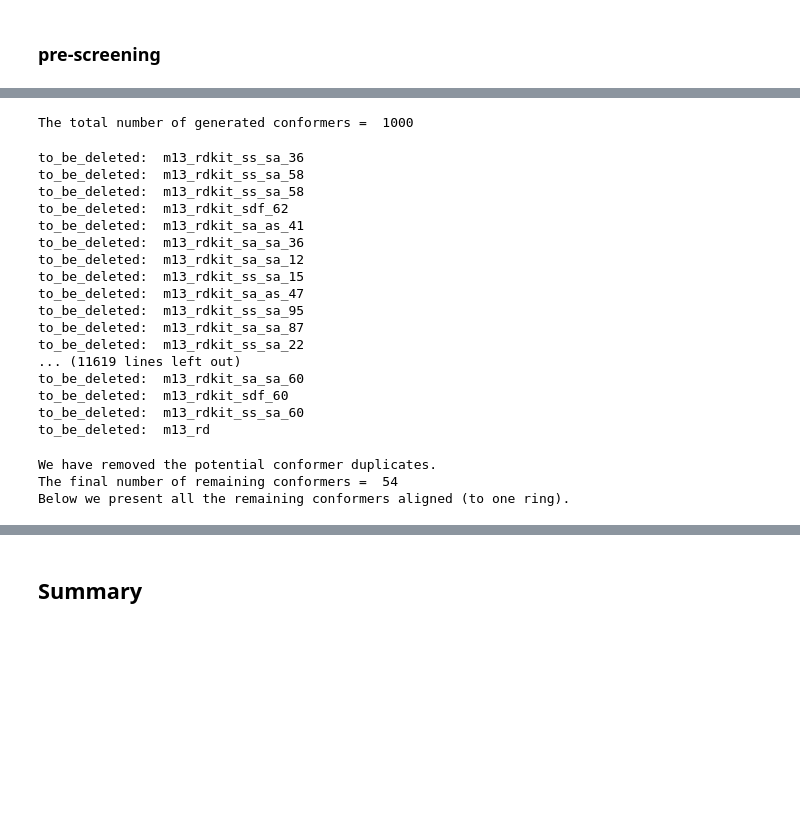
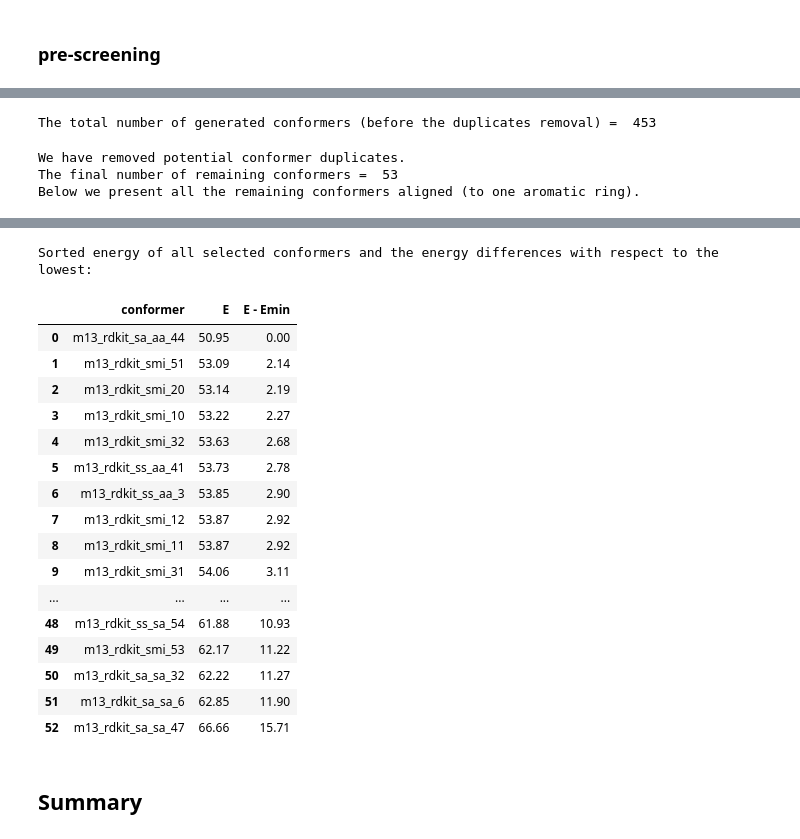
Before and after one commit to gosiao/icho-notebooks, a Jupyter notebook: conformers_m13.ipynb, the cells around one changed output, grey strips where cells are left out. Drawn from its saved outputs; the diff is of its cells as text; code cells hidden in the pictures; blank space fills up the shorter version.

```diff
--- a/conformers_m13.ipynb
+++ b/conformers_m13.ipynb
@@ -422,7 +416,7 @@ allmol_m13_rdkit.update(allmol_m13_rdkit_sa_as)
 allmol_m13_rdkit.update(allmol_m13_rdkit_sa_aa)
 allmol_m13_rdkit.update(allmol_m13_rdkit_aa_aa)
 
-print("The total number of generated conformers = ", len(allmol_m13_rdkit))
+print("The total number of generated conformers (before the duplicates removal) = ", len(allmol_m13_rdkit))
 
 energy_m13_rdkit = {}
 energy_m13_rdkit.update(e_m13_rdkit_sdf)
@@ -434,7 +428,7 @@ energy_m13_rdkit.update(e_m13_rdkit_sa_as)
 energy_m13_rdkit.update(e_m13_rdkit_sa_aa)
 energy_m13_rdkit.update(e_m13_rdkit_aa_aa)
 # %% [output]
-The total number of generated conformers =  1000
+The total number of generated conformers (before the duplicates removal) =  453
 # %%
 # 1. calculate the similarity matrix between all pairs of conformers and sort its elements from the lowest
 # (the most similar structures) to the largest values (the most different structures)
@@ -445,60 +439,58 @@ similarity_matrix_rdkit_sorted = sorted(similarity_matrix_rdkit.items(), key=lam
 # for all pairs of structures, for which the similarity value is lower than threshold ("similarity_thresh"),
 # compare energies; then if the energies are similar (controlled by the "energy_thresh"),
 #then remove the one with higher energy
-
-to_be_deleted = []
-similarity_thresh = 1.5 # Angstrom
-energy_thresh     = 1.0 # kcal/mol
-
-for pair in similarity_matrix_rdkit_sorted:
-    if pair[1] < similarity_thresh:
-        conf1 = pair[0][0]
-        conf2 = pair[0][1]
-        if abs(energy_m13_rdkit[conf1] - energy_m13_rdkit[conf2]) < energy_thresh:
-            #print("conf1, conf2, E(conf1), E(conf2) = ", conf1, conf2, energy_m13_b[conf1], energy_m13_b[conf2])
-            if energy_m13_rdkit[conf1] < energy_m13_rdkit[conf2]:
-                to_be_deleted.append(conf2)
-            else:
-                to_be_deleted.append(conf1)
+to_be_deleted = find_duplicates_in_sorted_similarity_matrix(similarity_matrix_rdkit_sorted, energy_m13_rdkit)
 
 for mol in to_be_deleted:
-    print("to_be_deleted: ", mol)
+    #print("to_be_deleted: ", mol)
     to_be_deleted_keys = list(k for k in similarity_matrix_rdkit.keys() if mol in k)
     for k in to_be_deleted_keys:
         del similarity_matrix_rdkit[k]
     allmol_m13_rdkit.pop(mol, None)
     energy_m13_rdkit.pop(mol, None)
-# %% [output]
-to_be_deleted:  m13_rdkit_ss_sa_36
-to_be_deleted:  m13_rdkit_ss_sa_58
-to_be_deleted:  m13_rdkit_ss_sa_58
-to_be_deleted:  m13_rdkit_sdf_62
-to_be_deleted:  m13_rdkit_sa_as_41
-to_be_deleted:  m13_rdkit_sa_sa_36
-to_be_deleted:  m13_rdkit_sa_sa_12
-to_be_deleted:  m13_rdkit_ss_sa_15
-to_be_deleted:  m13_rdkit_sa_as_47
-to_be_deleted:  m13_rdkit_ss_sa_95
-to_be_deleted:  m13_rdkit_sa_sa_87
-to_be_deleted:  m13_rdkit_ss_sa_22
-... (11619 lines left out)
-to_be_deleted:  m13_rdkit_sa_sa_60
-to_be_deleted:  m13_rdkit_sdf_60
-to_be_deleted:  m13_rdkit_ss_sa_60
-to_be_deleted:  m13_rd
 # %%
-print("We have removed the potential conformer duplicates.")
+print("We have removed potential conformer duplicates.")
 print("The final number of remaining conformers = ", len(allmol_m13_rdkit))
-print("Below we present all the remaining conformers aligned (to one ring).")
+print("Below we present all the remaining conformers aligned (to one aromatic ring).")
 # %% [output]
-We have removed the potential conformer duplicates.
-The final number of remaining conformers =  54
-Below we present all the remaining conformers aligned (to one ring).
+We have removed potential conformer duplicates.
+The final number of remaining conformers =  53
+Below we present all the remaining conformers aligned (to one aromatic ring).
 # %%
 align_structures_to_lowest_energy(allmol_m13_rdkit, energy_m13_rdkit)
 p_rdkit = prepare_view(allmol_m13_rdkit)
 p_rdkit.show()
 # %% [output]
 [interactive output not drawn]
+# %%
+print("Sorted energy of all selected conformers and the energy differences with respect to the lowest:")
+energy_rdkit_sorted = sorted(energy_m13_rdkit.items(), key=lambda x: x[1])
+energy_rdkit_diff = []
+e_rdkit_min = energy_rdkit_sorted[0][1]
+for e in energy_rdkit_sorted:
+    e_diff = e[1] - e_rdkit_min
+    energy_rdkit_diff.append([e[0], e[1], e_diff])
+
+e_rdkit_df = pd.DataFrame(energy_rdkit_diff, columns=["conformer", "E", "E - Emin"])
+e_rdkit_df
+# %% [output]
+Sorted energy of all selected conformers and the energy differences with respect to the lowest:
+|  | conformer | E | E - Emin |
+| 0 | m13_rdkit_sa_aa_44 | 50.95 | 0.00 |
+| 1 | m13_rdkit_smi_51 | 53.09 | 2.14 |
+| 2 | m13_rdkit_smi_20 | 53.14 | 2.19 |
+| 3 | m13_rdkit_smi_10 | 53.22 | 2.27 |
+| 4 | m13_rdkit_smi_32 | 53.63 | 2.68 |
+| 5 | m13_rdkit_ss_aa_41 | 53.73 | 2.78 |
+| 6 | m13_rdkit_ss_aa_3 | 53.85 | 2.90 |
+| 7 | m13_rdkit_smi_12 | 53.87 | 2.92 |
+| 8 | m13_rdkit_smi_11 | 53.87 | 2.92 |
+| 9 | m13_rdkit_smi_31 | 54.06 | 3.11 |
+| ... | ... | ... | ... |
+| 48 | m13_rdkit_ss_sa_54 | 61.88 | 10.93 |
+| 49 | m13_rdkit_smi_53 | 62.17 | 11.22 |
+| 50 | m13_rdkit_sa_sa_32 | 62.22 | 11.27 |
+| 51 | m13_rdkit_sa_sa_6 | 62.85 | 11.90 |
+| 52 | m13_rdkit_sa_sa_47 | 66.66 | 15.71 |
 # %% [markdown]
 ## Summary
```
Also changed, not shown: parts of 19 cells of this notebook, 1 other file.
